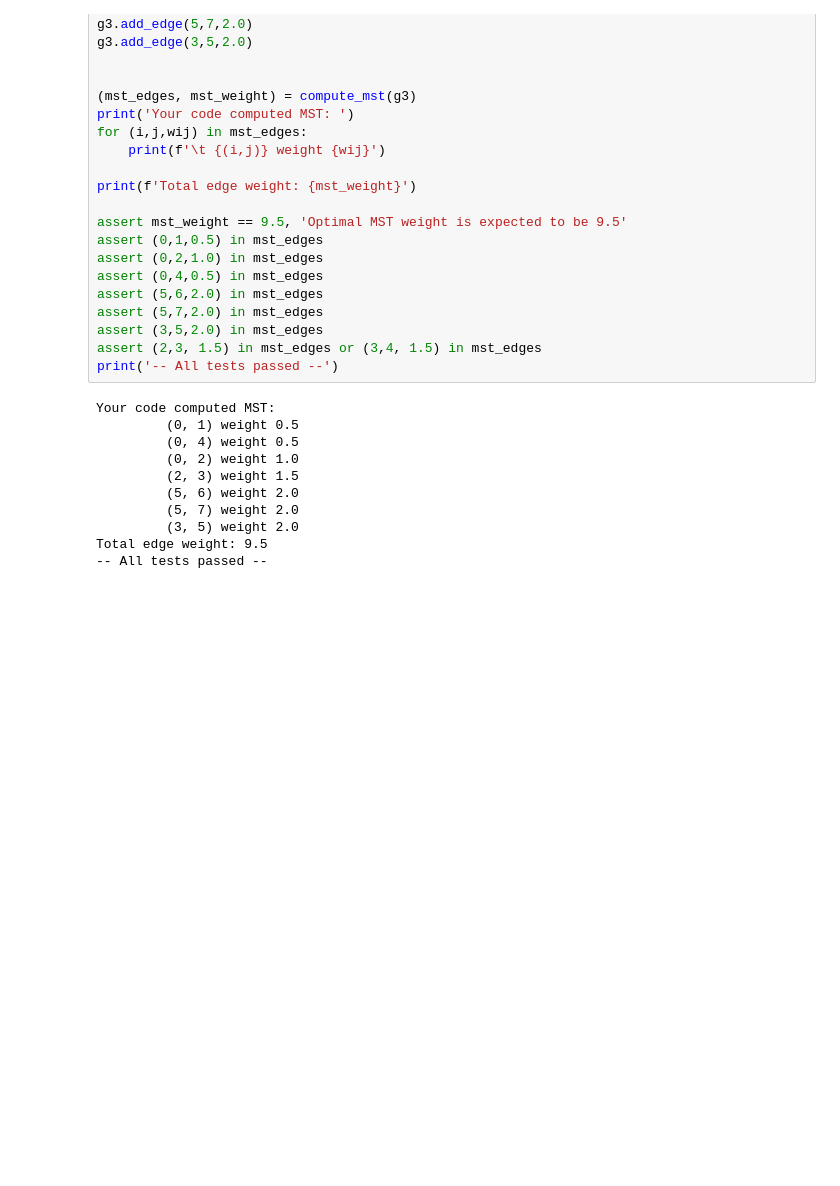
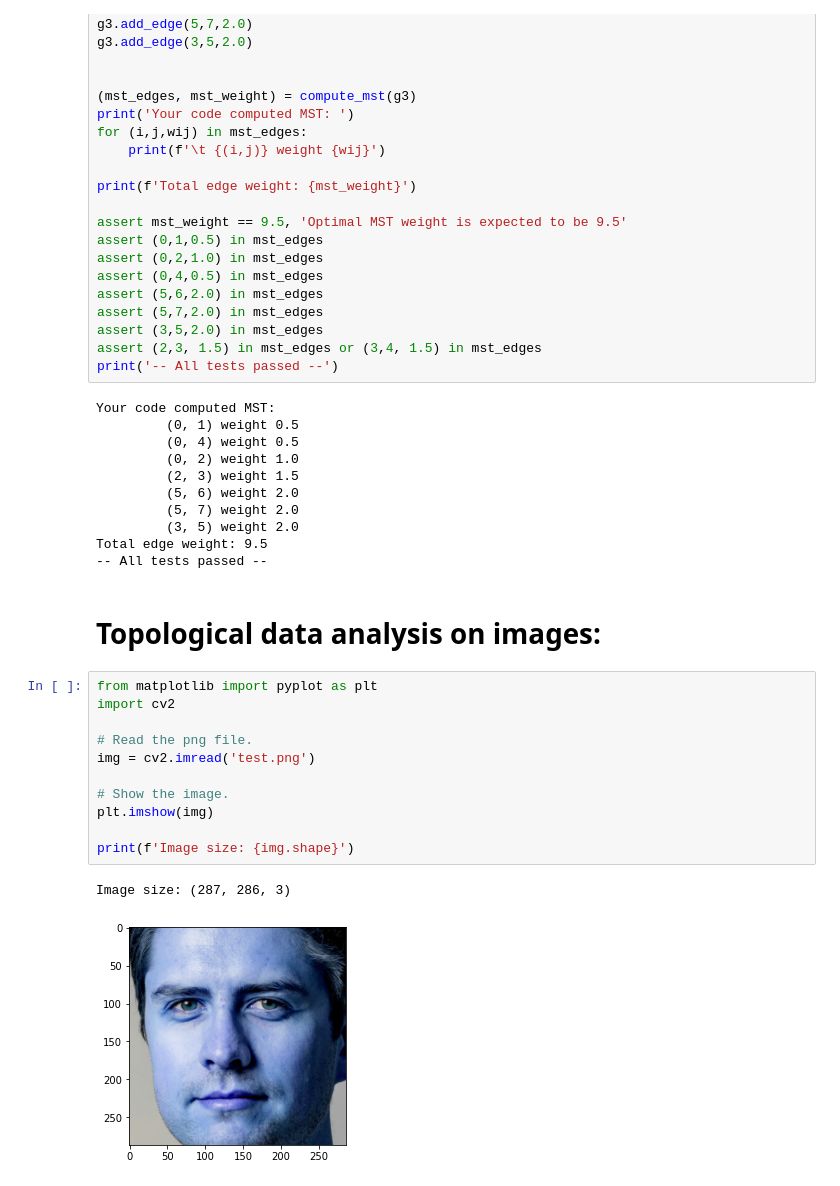
Before and after one commit to Ritesh7766/Trees-and-Graphs, a Jupyter notebook: Union-FInd-DS.ipynb, the cells around one changed output. Saved outputs shown, nothing was run; the diff lists cells and outputs as text; blank space fills up the shorter version.

```diff
--- a/Union-FInd-DS.ipynb
+++ b/Union-FInd-DS.ipynb
@@ -246,3 +245,19 @@ Your code computed MST:
          (3, 5) weight 2.0
 Total edge weight: 9.5
 -- All tests passed --
+# %% [markdown]
+# Topological data analysis on images:
+# %%
+from matplotlib import pyplot as plt
+import cv2
+
+# Read the png file.
+img = cv2.imread('test.png')
+
+# Show the image.
+plt.imshow(img)
+
+print(f'Image size: {img.shape}')
+# %% [output]
+Image size: (287, 286, 3)
+[figure, added]
```
Also changed, not shown: parts of 16 cells of this notebook, 1 other file.
